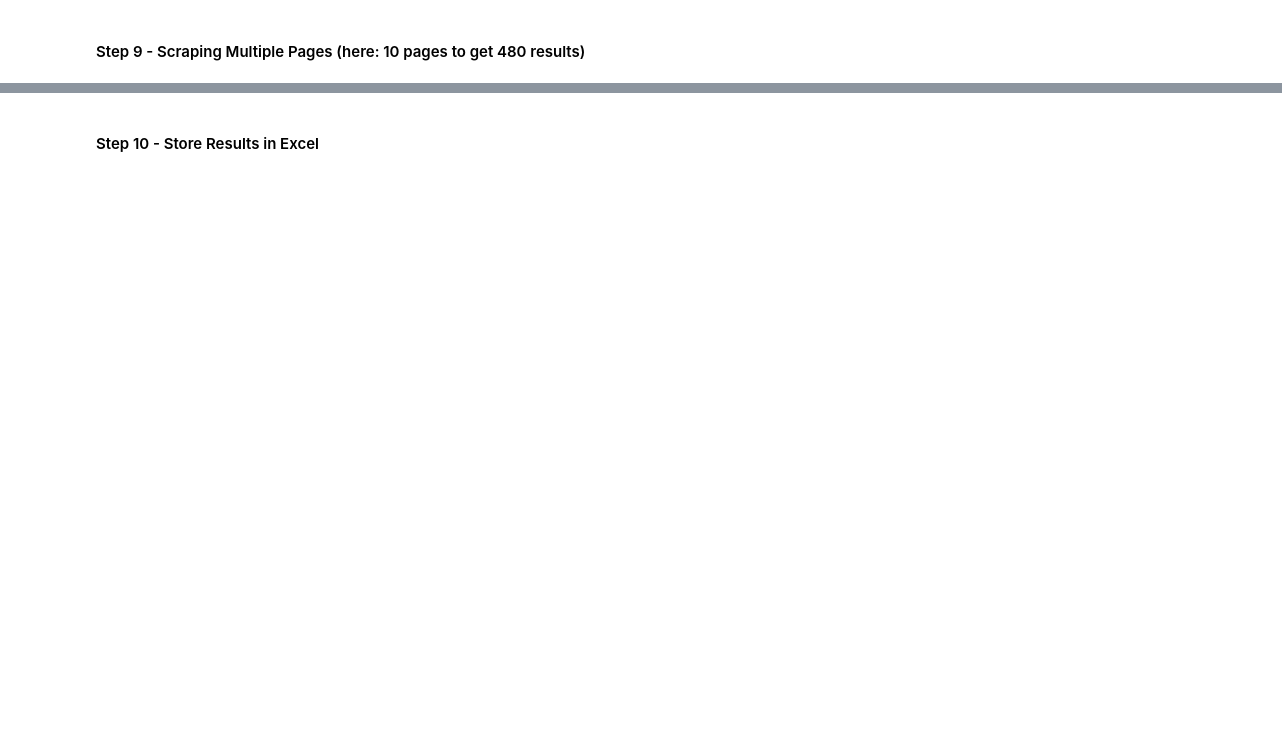
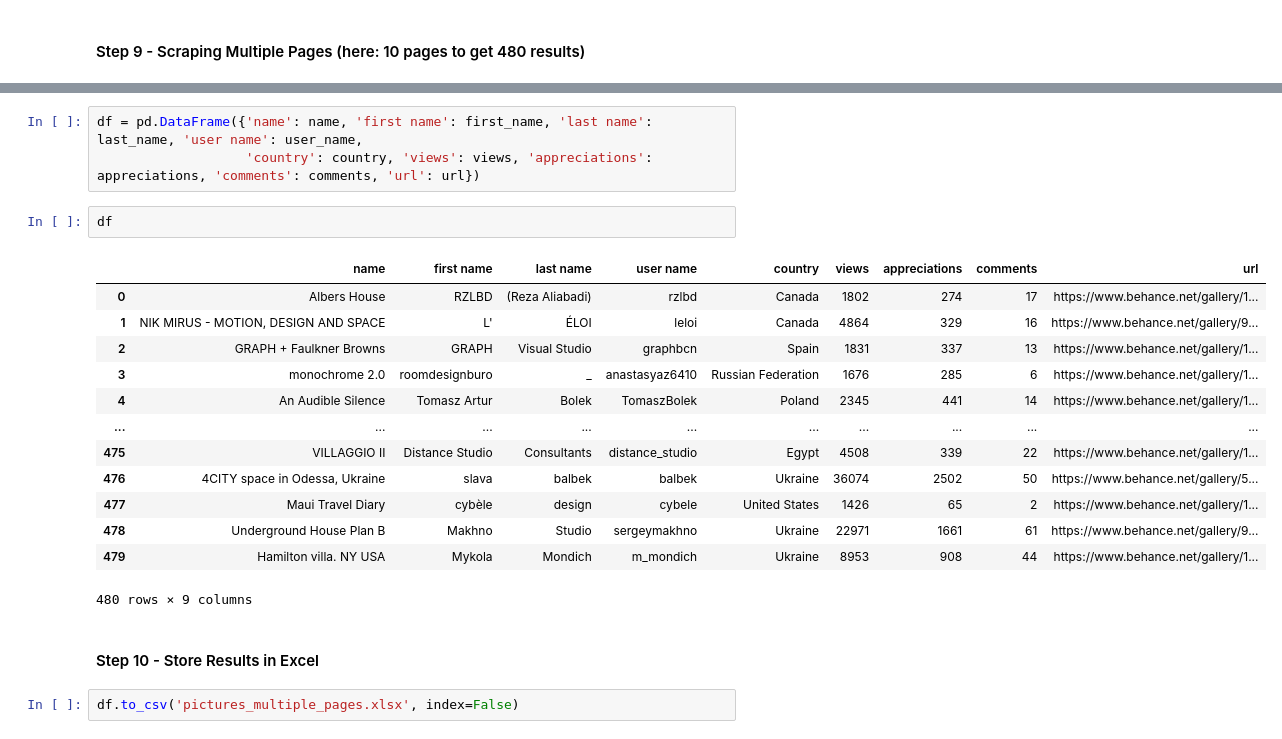
Before and after one commit to romulovieira777/Web_Scraping_APIs_for_Data_Science_2021_PostgreSQL_Excel, a Jupyter notebook: Section_04_Project_03_Infinite_Scroll_Website_Intermediate_Level/Python Code/Bonus_Level_Intermediate_Infinite_Scroll_Final_Template.ipynb, the cells around one changed output, grey strips where cells are left out. Cells and saved outputs as stored; diff of their text form; blank space fills up the shorter version.

```diff
--- a/Section_04_Project_03_Infinite_Scroll_Website_Intermediate_Level/Python Code/Bonus_Level_Intermediate_Infinite_Scroll_Final_Template.ipynb
+++ b/Section_04_Project_03_Infinite_Scroll_Website_Intermediate_Level/Python Code/Bonus_Level_Intermediate_Infinite_Scroll_Final_Template.ipynb
@@ -89,2 +282,23 @@ results_json['search']
+# %%
+df = pd.DataFrame({'name': name, 'first name': first_name, 'last name': last_name, 'user name': user_name,
+                   'country': country, 'views': views, 'appreciations': appreciations, 'comments': comments, 'url': url})
+# %%
+df
+# %% [output]
+|  | name | first name | last name | user name | country | views | appreciations | comments | url |
+| 0 | Albers House | RZLBD | (Reza Aliabadi) | rzlbd | Canada | 1802 | 274 | 17 | https://www.behance.net/gallery/1... |
+| 1 | NIK MIRUS - MOTION, DESIGN AND SPACE | L' | ÉLOI | leloi | Canada | 4864 | 329 | 16 | https://www.behance.net/gallery/9... |
+| 2 | GRAPH + Faulkner Browns | GRAPH | Visual Studio | graphbcn | Spain | 1831 | 337 | 13 | https://www.behance.net/gallery/1... |
+| 3 | monochrome 2.0 | roomdesignburo | _ | anastasyaz6410 | Russian Federation | 1676 | 285 | 6 | https://www.behance.net/gallery/1... |
+| 4 | An Audible Silence | Tomasz Artur | Bolek | TomaszBolek | Poland | 2345 | 441 | 14 | https://www.behance.net/gallery/1... |
+| ... | ... | ... | ... | ... | ... | ... | ... | ... | ... |
+| 475 | VILLAGGIO II | Distance Studio | Consultants | distance_studio | Egypt | 4508 | 339 | 22 | https://www.behance.net/gallery/1... |
+| 476 | 4CITY space in Odessa, Ukraine | slava | balbek | balbek | Ukraine | 36074 | 2502 | 50 | https://www.behance.net/gallery/5... |
+| 477 | Maui Travel Diary | cybèle | design | cybele | United States | 1426 | 65 | 2 | https://www.behance.net/gallery/1... |
+| 478 | Underground House Plan B | Makhno | Studio | sergeymakhno | Ukraine | 22971 | 1661 | 61 | https://www.behance.net/gallery/9... |
+| 479 | Hamilton villa. NY USA | Mykola | Mondich | m_mondich | Ukraine | 8953 | 908 | 44 | https://www.behance.net/gallery/1... |
+480 rows × 9 columns
 # %% [markdown]
 #### Step 10 - Store Results in Excel
+# %%
+df.to_csv('pictures_multiple_pages.xlsx', index=False)
```
Also changed, not shown: parts of 18 cells of this notebook, 1 other file.
